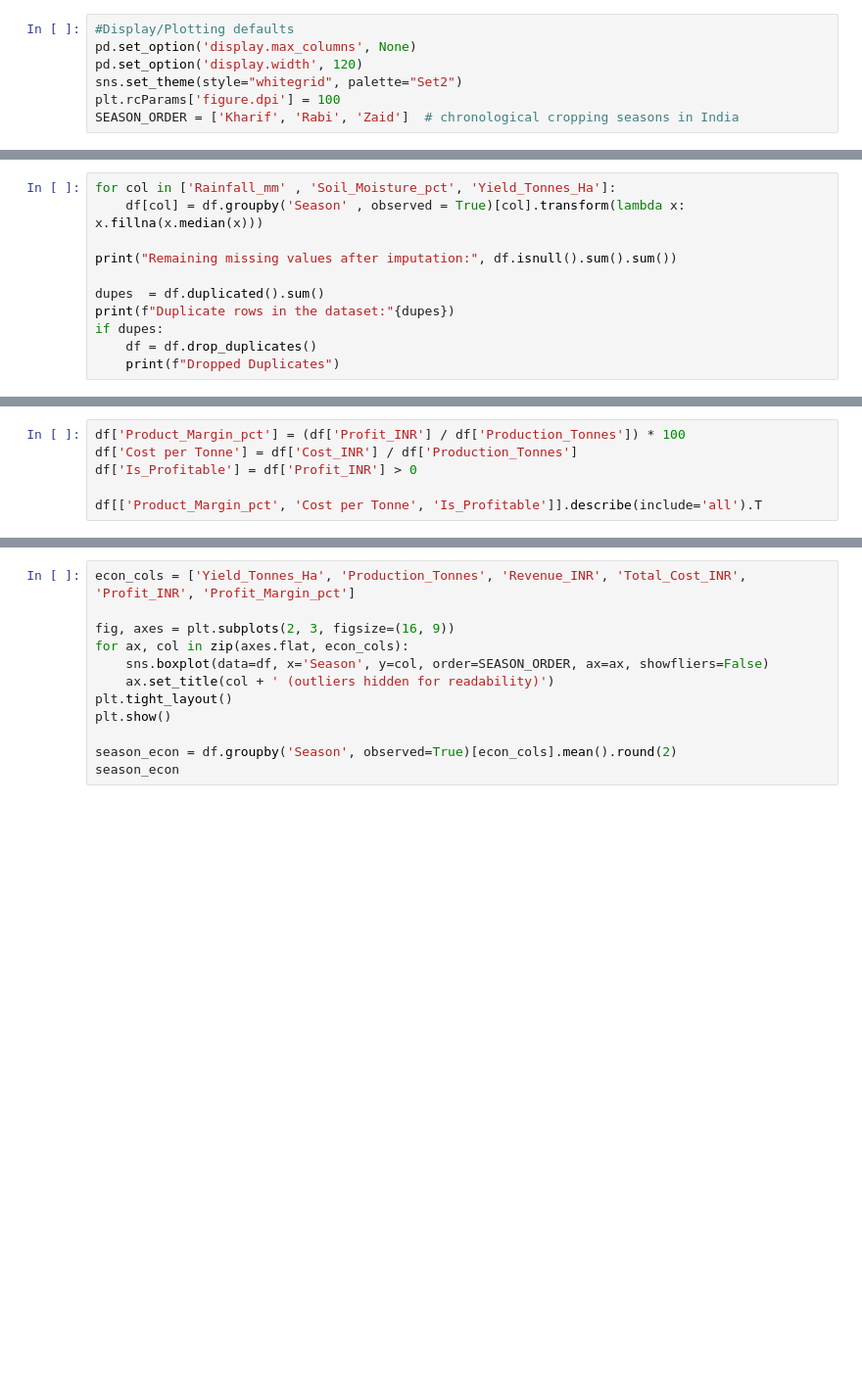
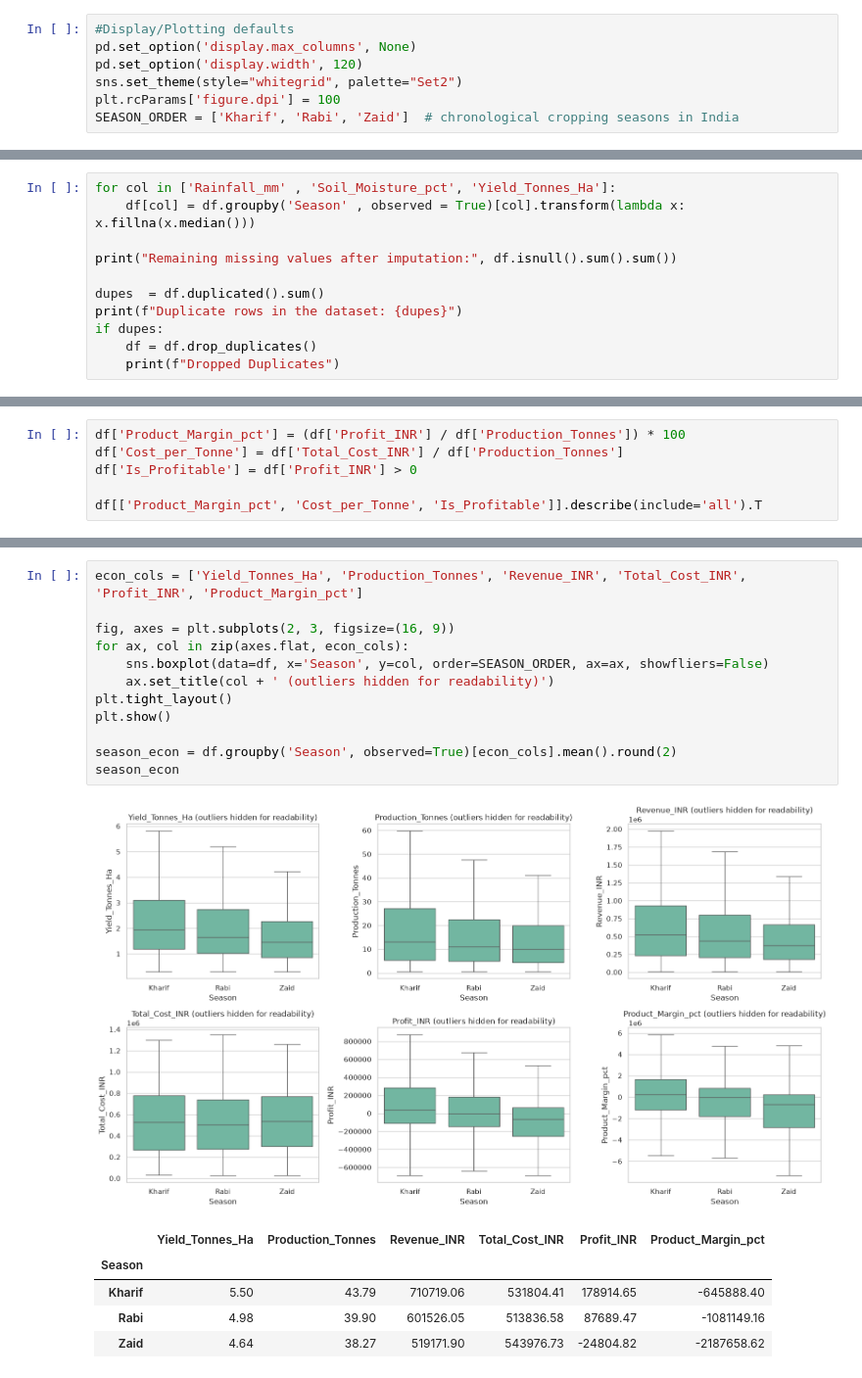
Before and after one commit to ghalsasinachiket-creator/seasonal-agro-analysis, a Jupyter notebook: analysis.ipynb, the cells around one changed output, grey strips where cells are left out. Shown at 98% size. Cells and saved outputs as stored; diff of their text form; blank space fills up the shorter version.

```diff
--- a/analysis.ipynb
+++ b/analysis.ipynb
@@ -32,11 +82,11 @@ pd.DataFrame({'Missing Values': missing, 'Percentage': missing_pct})
 # %%
 for col in ['Rainfall_mm' , 'Soil_Moisture_pct', 'Yield_Tonnes_Ha']:
-    df[col] = df.groupby('Season' , observed = True)[col].transform(lambda x: x.fillna(x.median(x)))
+    df[col] = df.groupby('Season' , observed = True)[col].transform(lambda x: x.fillna(x.median()))
 
 print("Remaining missing values after imputation:", df.isnull().sum().sum())
 
 dupes  = df.duplicated().sum()
-print(f"Duplicate rows in the dataset:"{dupes})
+print(f"Duplicate rows in the dataset: {dupes}")
 if dupes:
     df = df.drop_duplicates()
     print(f"Dropped Duplicates")
@@ -61,6 +125,6 @@ df[['Yield_Tonnes_Ha', 'Production_Tonnes']].describe().T[['min', 'max', 'mean']
 # %%
 df['Product_Margin_pct'] = (df['Profit_INR'] / df['Production_Tonnes']) * 100
-df['Cost per Tonne'] = df['Cost_INR'] / df['Production_Tonnes']
+df['Cost_per_Tonne'] = df['Total_Cost_INR'] / df['Production_Tonnes']
 df['Is_Profitable'] = df['Profit_INR'] > 0
 
-df[['Product_Margin_pct', 'Cost per Tonne', 'Is_Profitable']].describe(include='all').T
+df[['Product_Margin_pct', 'Cost_per_Tonne', 'Is_Profitable']].describe(include='all').T
@@ -106,12 +198,19 @@ irrigation_season.round(2)
 # %%
-econ_cols = ['Yield_Tonnes_Ha', 'Production_Tonnes', 'Revenue_INR', 'Total_Cost_INR', 'Profit_INR', 'Profit_Margin_pct']
+econ_cols = ['Yield_Tonnes_Ha', 'Production_Tonnes', 'Revenue_INR', 'Total_Cost_INR', 'Profit_INR', 'Product_Margin_pct']
 
 fig, axes = plt.subplots(2, 3, figsize=(16, 9))
 for ax, col in zip(axes.flat, econ_cols):
     sns.boxplot(data=df, x='Season', y=col, order=SEASON_ORDER, ax=ax, showfliers=False)
     ax.set_title(col + ' (outliers hidden for readability)')
 plt.tight_layout()
 plt.show()
 
 season_econ = df.groupby('Season', observed=True)[econ_cols].mean().round(2)
 season_econ
+# %% [output]
+[figure, added]
+|  | Yield_Tonnes_Ha | Production_Tonnes | Revenue_INR | Total_Cost_INR | Profit_INR | Product_Margin_pct |
+| Season |  |  |  |  |  |  |
+| Kharif | 5.50 | 43.79 | 710719.06 | 531804.41 | 178914.65 | -645888.40 |
+| Rabi | 4.98 | 39.90 | 601526.05 | 513836.58 | 87689.47 | -1081149.16 |
+| Zaid | 4.64 | 38.27 | 519171.90 | 543976.73 | -24804.82 | -2187658.62 |
```
Also changed, not shown: parts of 28 cells of this notebook, 1 other file.
